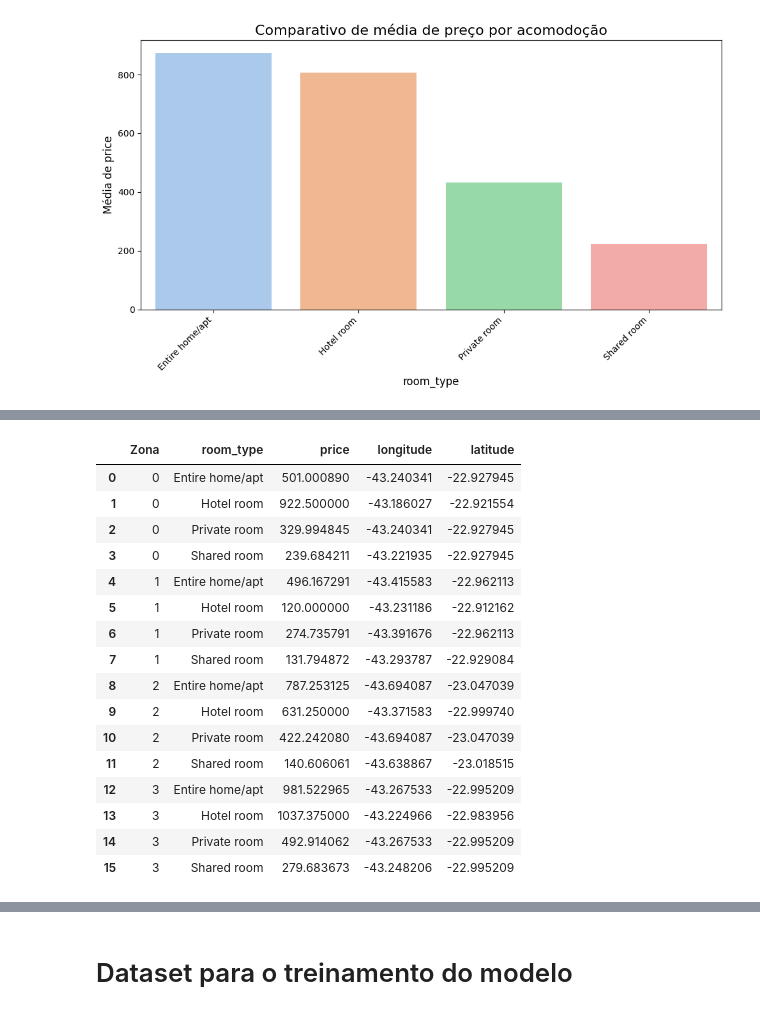
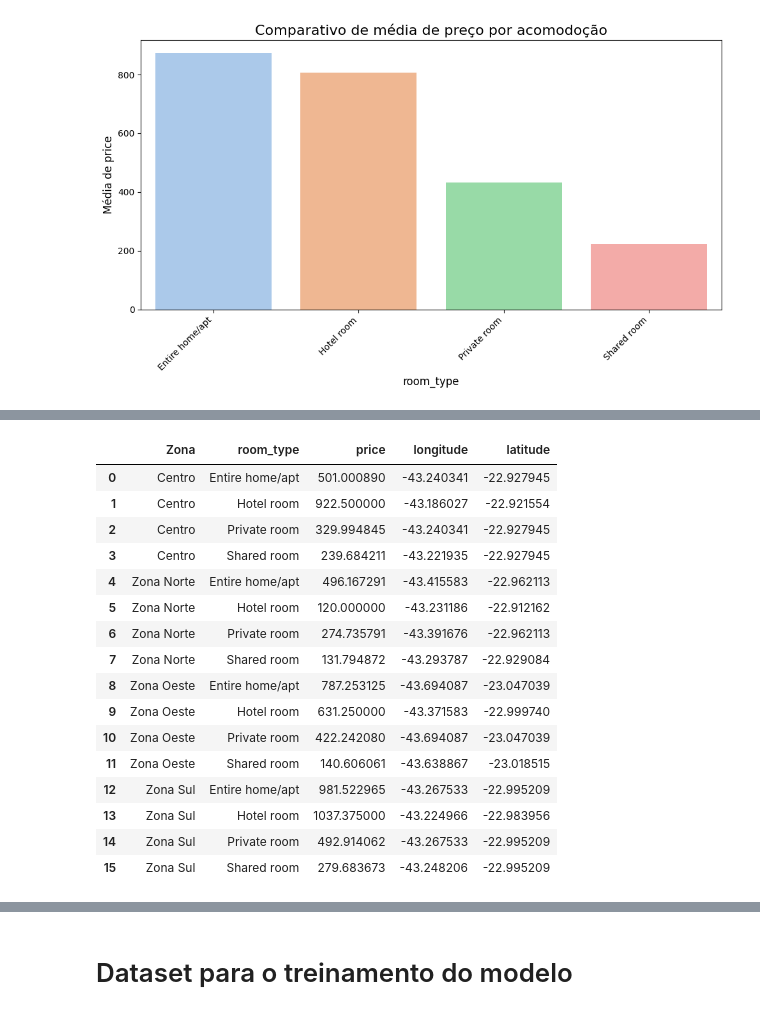
Before and after one commit to ederray/projetos_dnc, a Jupyter notebook: desafio5_data_wrangling/notebooks/eda.ipynb, the cells around one changed output, grey strips where cells are left out. Cells and saved outputs as stored; diff of their text form; code cells hidden in the pictures.

```diff
--- a/desafio5_data_wrangling/notebooks/eda.ipynb
+++ b/desafio5_data_wrangling/notebooks/eda.ipynb
@@ -918 +900,9 @@ Residual             32689.0  7.211363e+09  2.206052e+05          NaN
+# %%
+# feature resultante da identificação de padrão
+tbl_anuncios['entire_home_apt_private_room_roteiro_turistico'] = np.where(
+    (tbl_anuncios['room_type'].isin(['Entire home/apt', 'Private room'])) &
+    (tbl_anuncios['fl_lte_5_km_pontos_turisticos'] == 1),
+    1,
+    0
+)
 # %%
@@ -1049,0 +1008,7 @@ grafico_dispersao(df=media_tipo_acomodacao_media_avaliacao,
+# %%
+# construção de uma feature combinada que classifica se uma acomodação tem uma nota alta e no mínimo uma avaliação, já que muitos imóveis possuem pouca avaliação, tendo sua nota substituída pela média
+tbl_anuncios['review_scores_rating_number_of_reviews'] = np.where(
+    (tbl_anuncios['review_scores_rating'] >= 4) & (tbl_anuncios['number_of_reviews'] > 1),
+    1,
+    0
+)
@@ -1049,0 +1033,3 @@ grafico_dispersao(df=media_tipo_acomodacao_media_avaliacao,
+# %%
+# concatenação de todas as combinações entre as features
+tbl_anuncios['room_type_nota_acima_4_mais_de_1_avaliacao'] = tbl_anuncios['room_type'] + " " + tbl_anuncios['review_scores_rating_number_of_reviews'].astype(str)
@@ -1049,0 +1057,8 @@ grafico_dispersao(df=media_tipo_acomodacao_media_avaliacao,
+# %%
+# feature resultante da identificação de padrão
+tbl_anuncios['acomodacao_alta_experiencia'] = np.where(
+    (tbl_anuncios['room_type'].isin(['Entire home/apt', 'Private room'])) &
+    (tbl_anuncios['number_of_reviews'] >= 1)&(tbl_anuncios['review_scores_rating'] >= 4),
+    1,
+    0
+)
@@ -1050,5 +1092,6 @@ grafico_dispersao(df=media_tipo_acomodacao_media_avaliacao,
 # %%
-media_tipo_acomodacao_por_zona = agrupar_dados(df=tbl_anuncios, cols_agrup=['Zona','room_type'], cols_filter=['price','longitude','latitude'],
+# validação da hipótese de média de preço superior para os tipos de acomodação em cada Zona do Rio de Janeiro
+media_preco_tipo_acomodacao_por_zona = agrupar_dados(df=tbl_anuncios, cols_agrup=['Zona','room_type'], cols_filter=['price','longitude','latitude'],
                                                agr={'price':'mean','longitude':'min','latitude':'min'}).reset_index()
-media_tipo_acomodacao_por_zona
+media_preco_tipo_acomodacao_por_zona
 # %% [output]
@@ -1056,19 +1099,19 @@ media_tipo_acomodacao_por_zona
 |  | Zona | room_type | price | longitude | latitude |
-| 0 | 0 | Entire home/apt | 501.000890 | -43.240341 | -22.927945 |
-| 1 | 0 | Hotel room | 922.500000 | -43.186027 | -22.921554 |
-| 2 | 0 | Private room | 329.994845 | -43.240341 | -22.927945 |
-| 3 | 0 | Shared room | 239.684211 | -43.221935 | -22.927945 |
-| 4 | 1 | Entire home/apt | 496.167291 | -43.415583 | -22.962113 |
-| 5 | 1 | Hotel room | 120.000000 | -43.231186 | -22.912162 |
-| 6 | 1 | Private room | 274.735791 | -43.391676 | -22.962113 |
-| 7 | 1 | Shared room | 131.794872 | -43.293787 | -22.929084 |
-| 8 | 2 | Entire home/apt | 787.253125 | -43.694087 | -23.047039 |
-| 9 | 2 | Hotel room | 631.250000 | -43.371583 | -22.999740 |
-| 10 | 2 | Private room | 422.242080 | -43.694087 | -23.047039 |
-| 11 | 2 | Shared room | 140.606061 | -43.638867 | -23.018515 |
-| 12 | 3 | Entire home/apt | 981.522965 | -43.267533 | -22.995209 |
-| 13 | 3 | Hotel room | 1037.375000 | -43.224966 | -22.983956 |
-| 14 | 3 | Private room | 492.914062 | -43.267533 | -22.995209 |
-| 15 | 3 | Shared room | 279.683673 | -43.248206 | -22.995209 |
+| 0 | Centro | Entire home/apt | 501.000890 | -43.240341 | -22.927945 |
+| 1 | Centro | Hotel room | 922.500000 | -43.186027 | -22.921554 |
+| 2 | Centro | Private room | 329.994845 | -43.240341 | -22.927945 |
+| 3 | Centro | Shared room | 239.684211 | -43.221935 | -22.927945 |
+| 4 | Zona Norte | Entire home/apt | 496.167291 | -43.415583 | -22.962113 |
+| 5 | Zona Norte | Hotel room | 120.000000 | -43.231186 | -22.912162 |
+| 6 | Zona Norte | Private room | 274.735791 | -43.391676 | -22.962113 |
+| 7 | Zona Norte | Shared room | 131.794872 | -43.293787 | -22.929084 |
+| 8 | Zona Oeste | Entire home/apt | 787.253125 | -43.694087 | -23.047039 |
+| 9 | Zona Oeste | Hotel room | 631.250000 | -43.371583 | -22.999740 |
+| 10 | Zona Oeste | Private room | 422.242080 | -43.694087 | -23.047039 |
+| 11 | Zona Oeste | Shared room | 140.606061 | -43.638867 | -23.018515 |
+| 12 | Zona Sul | Entire home/apt | 981.522965 | -43.267533 | -22.995209 |
+| 13 | Zona Sul | Hotel room | 1037.375000 | -43.224966 | -22.983956 |
+| 14 | Zona Sul | Private room | 492.914062 | -43.267533 | -22.995209 |
+| 15 | Zona Sul | Shared room | 279.683673 | -43.248206 | -22.995209 |
 # %%
 # visualização das médias por tipo de acomodação em cada zona do rio de janeiro
```
Also changed, not shown: parts of 136 cells of this notebook, 19 other files.
